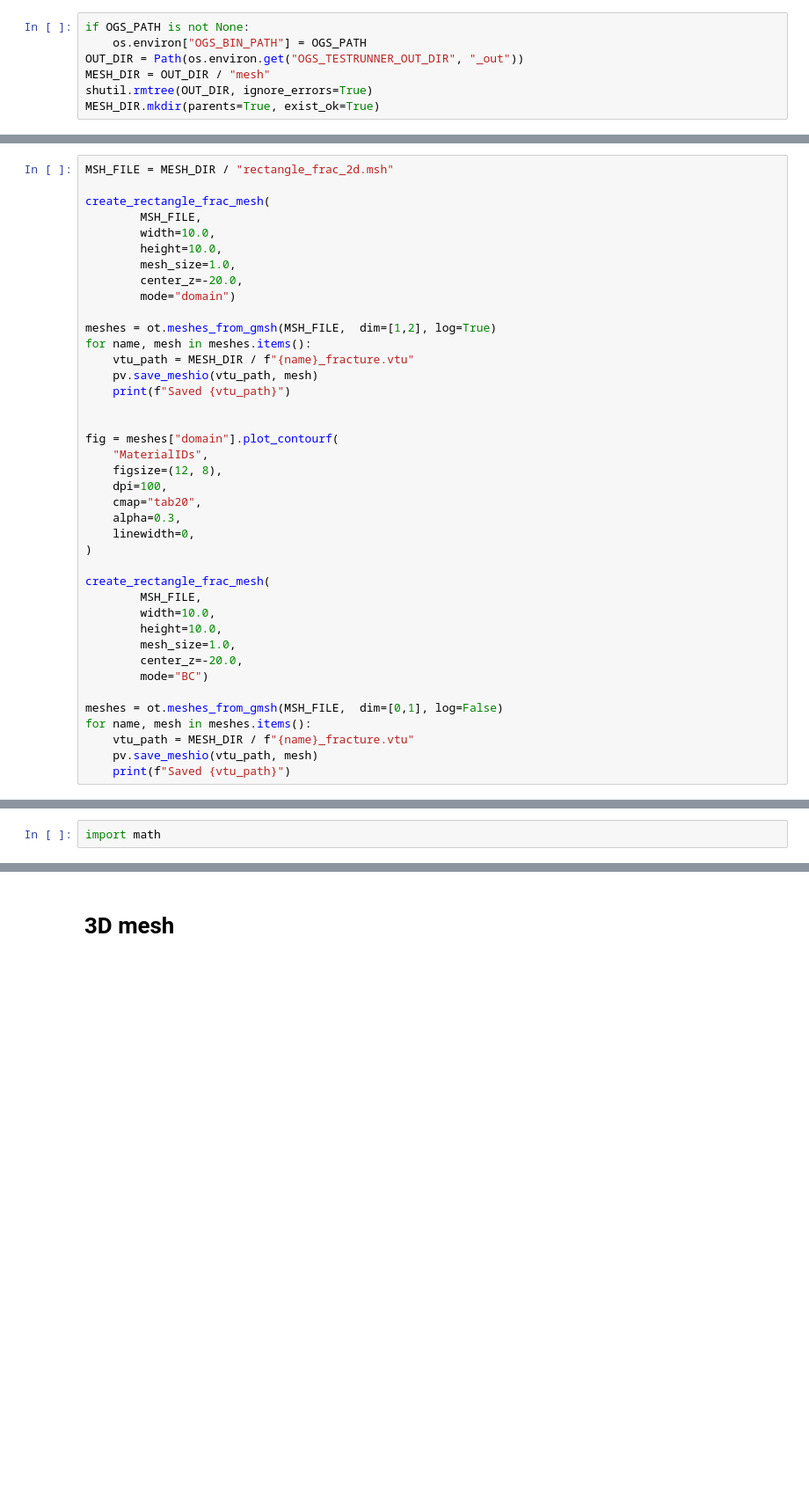
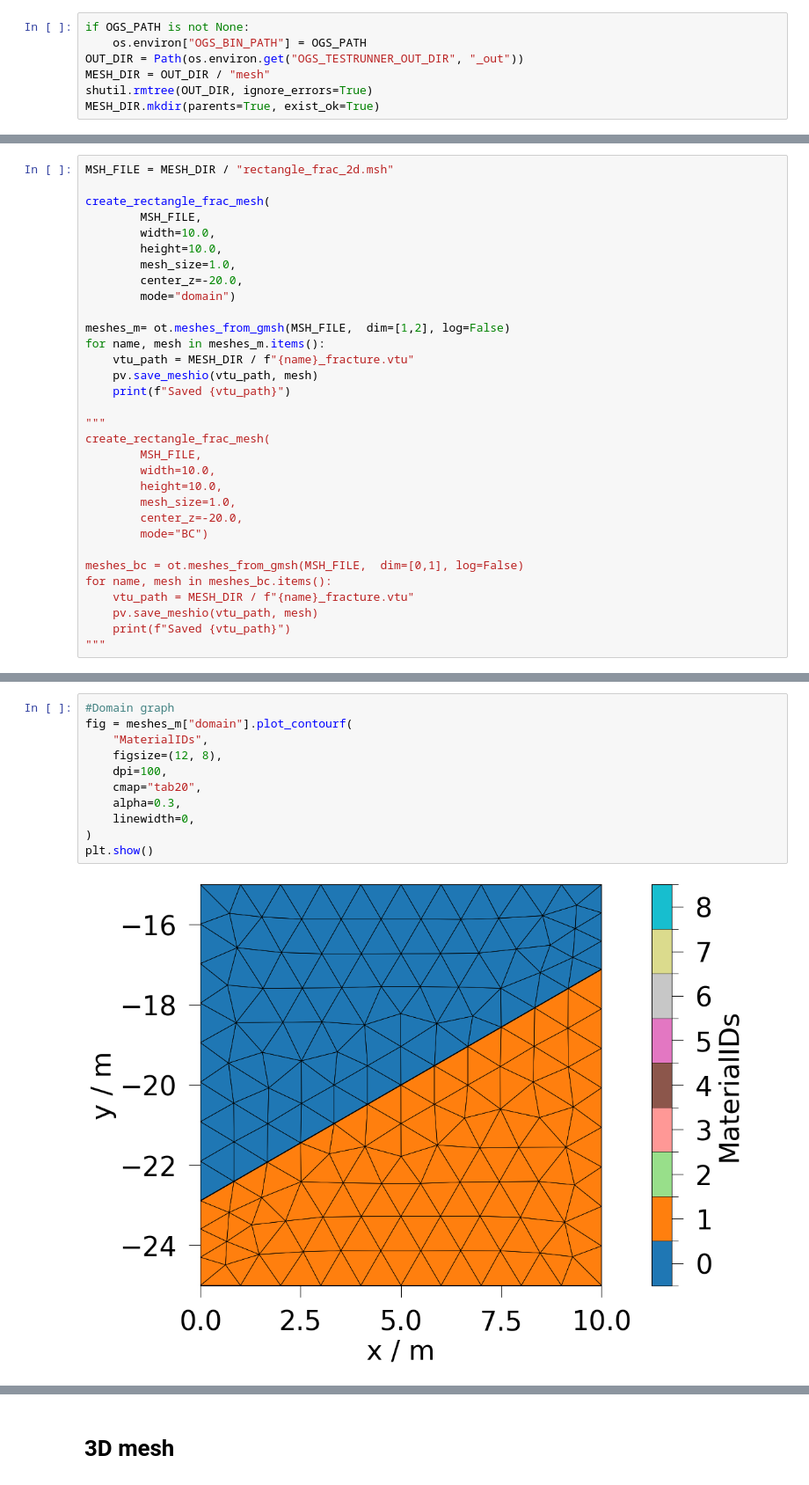
Before and after one commit to MostafaMollaali/Getting_started_OGS, a Jupyter notebook: Getting_started_OGS.ipynb, the cells around one changed output, grey strips where cells are left out. Shown at 88% size. Cells and saved outputs as stored; diff of their text form; blank space fills up the shorter version.

```diff
--- a/Getting_started_OGS.ipynb
+++ b/Getting_started_OGS.ipynb
@@ -96,22 +144,13 @@ create_rectangle_frac_mesh(
         center_z=-20.0,
         mode="domain")
 
-meshes = ot.meshes_from_gmsh(MSH_FILE,  dim=[1,2], log=True)
-for name, mesh in meshes.items():
+meshes_m= ot.meshes_from_gmsh(MSH_FILE,  dim=[1,2], log=False)
+for name, mesh in meshes_m.items():
     vtu_path = MESH_DIR / f"{name}_fracture.vtu"
     pv.save_meshio(vtu_path, mesh)
     print(f"Saved {vtu_path}")
 
-
-fig = meshes["domain"].plot_contourf(
-    "MaterialIDs",
-    figsize=(12, 8),
-    dpi=100,
-    cmap="tab20",
-    alpha=0.3,
-    linewidth=0,
-)
-
+"""
 create_rectangle_frac_mesh(
         MSH_FILE,
         width=10.0,
@@ -120,9 +159,10 @@ create_rectangle_frac_mesh(
         center_z=-20.0,
         mode="BC")
 
-meshes = ot.meshes_from_gmsh(MSH_FILE,  dim=[0,1], log=False)
-for name, mesh in meshes.items():
+meshes_bc = ot.meshes_from_gmsh(MSH_FILE,  dim=[0,1], log=False)
+for name, mesh in meshes_bc.items():
     vtu_path = MESH_DIR / f"{name}_fracture.vtu"
     pv.save_meshio(vtu_path, mesh)
     print(f"Saved {vtu_path}")
+"""
 # %% [output]
@@ -160,2 +183,13 @@ Saved _out\mesh\physical_group_left_fracture.vtu
 # %%
-import math
+#Domain graph
+fig = meshes_m["domain"].plot_contourf(
+    "MaterialIDs",
+    figsize=(12, 8),
+    dpi=100,
+    cmap="tab20",
+    alpha=0.3,
+    linewidth=0,
+)
+plt.show()
+# %% [output]
+[figure, added]
```
Also changed, not shown: parts of 26 cells of this notebook, 3 other files.
